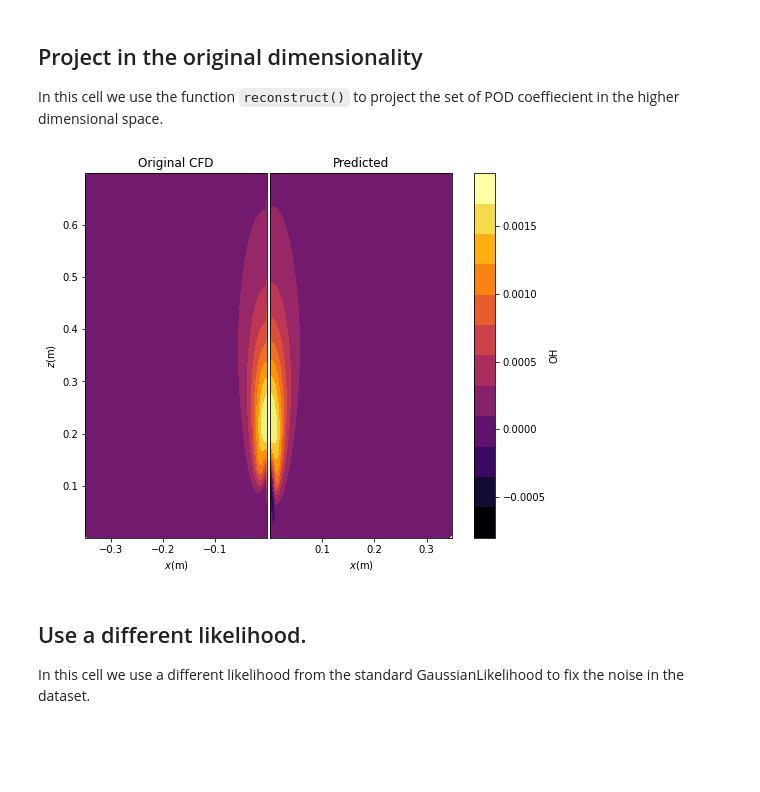
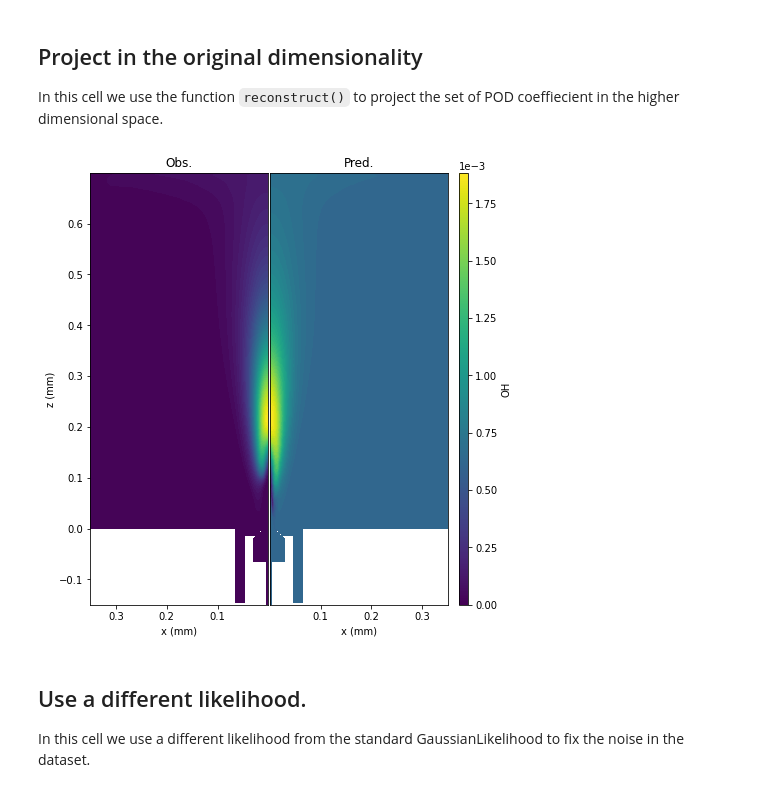
Before and after one commit to burn-research/OpenMEASURE, a Jupyter notebook: docs/gpr_doc.ipynb, the cells around one changed output. Saved outputs shown, nothing was run; the diff lists cells and outputs as text; code cells hidden in the pictures; blank space fills up the shorter version.

```diff
--- a/docs/gpr_doc.ipynb
+++ b/docs/gpr_doc.ipynb
@@ -205,8 +181,16 @@ In the first cell we train the model using the function `fit()`, then we predict
 # %%
 from gpr import GPR
 
+i_test = [0, 21, 27, 38] # index of the testing simulations
+
+P_train = np.delete(P, i_test, axis=0)
+P_test = P[i_test, :]
+
+X_train = np.delete(X, i_test, axis=1)
+X_test = X[:, i_test]
+
 # Create the gpr object
-gpr = GPR(X_train, n_features, xyz, P_train)
+gpr = GPR(X_train, n_features, xyz_25, P_train)
 
 # Calculates the POD coefficients ap and the uncertainty for the test simulations
 models, likelihoods = gpr.fit(verbose=False)
@@ -216,19 +200,77 @@ Ap, Sigmap = gpr.predict(P_test)
 
 In this cell we use the function `reconstruct()` to project the set of POD coeffiecient in the higher dimensional space.
 # %%
+import pyvista as pv
+import matplotlib as mpl
+import matplotlib.pyplot as plt
+
+def plot_comparison(mesh, zs, normal, origin, axis, feature, cmap='viridis'):
+    n_cases = len(zs)
+    cases = ['Obs.', 'Pred.']
+    for i, case in enumerate(cases):
+        mesh[case] = zs[i]
+
+    plane = mesh.ctp().slice(normal=normal, origin=origin, generate_triangles=True)
+
+    vmin = plane[cases[0]].min()
+    vmax = plane[cases[0]].max()
+
+    extent_min = [-0.2, -0.2, 0.1]
+    extent_max = [0.2, 0.2, 0.5]
+
+    x = plane.points
+    tri = plane.faces.reshape((-1,4))[:, 1:]
+
+    fig, axs = plt.subplots(ncols=n_cases, figsize=(5.4, 6))
+    levels = 64
+
+    axis_labels = ['x', 'y', 'z']
+    fig.subplots_adjust(bottom=0., top=1., left=0, right=.925, wspace=0.0, hspace=0.05)
+
+    for i, ax in enumerate(axs):
+        if i == 0:
+            ax.invert_xaxis()
+
+        cs = ax.tricontourf(x[:,axis[0]], x[:,axis[1]], tri, plane[cases[i]], cmap=cmap,
+                        levels=levels)
+
+        ax.set_aspect('equal')
+        ax.set_xlabel(f'{axis_labels[axis[0]]} (mm)')
+        ax.set_title(cases[i])
+
+        if i > 0:
+            ax.tick_params(axis='y', which='both', left=False, labelleft=False)
+        else:
+            ax.set_ylabel(f'{axis_labels[axis[1]]} (mm)')
+
+
+    ax_bounds = axs[1].get_position().bounds
+    cb_ax = fig.add_axes([0.95, ax_bounds[1], 0.025, ax_bounds[3]])
+    norm = mpl.colors.Normalize(vmin=vmin, vmax=vmax)
+    cbar = fig.colorbar(mpl.cm.ScalarMappable(norm=norm, cmap=cmap),
+                        cax=cb_ax, orientation='vertical', label=feature)
+    fmt = mpl.ticker.ScalarFormatter(useMathText=True)
+    cbar.formatter.set_powerlimits((0, 4))
+    cb_ax.yaxis.set_offset_position('left')
+
+    plt.show()
+
 # Reconstruct the high-dimensional state from the POD coefficients
 Xp = gpr.reconstruct(Ap)
+
+# read the mesh using Pyvista
+mesh = pv.read(f'{path}/grid.vtu')
 
 # Select the feature to plot
 str_ind = 'OH'
 ind = features.index(str_ind)
 
 x_test = X_test[ind*n_cells:(ind+1)*n_cells,3]
 xp_test = Xp[ind*n_cells:(ind+1)*n_cells, 3]
 
-plot_contours_tri(xz[:,0], xz[:,1], [x_test, xp_test], cbar_label=str_ind)
+plot_comparison(mesh, [x_test, xp_test], (0,1,0), (0.0, 1.0e-3, 0), (0,2), 'OH')
 # %% [output]
-[figure, old version]
+[figure, new version]
 # %% [markdown]
 ## Use a different likelihood.
 
```
Also changed, not shown: parts of 12 cells of this notebook, 6 other files.
